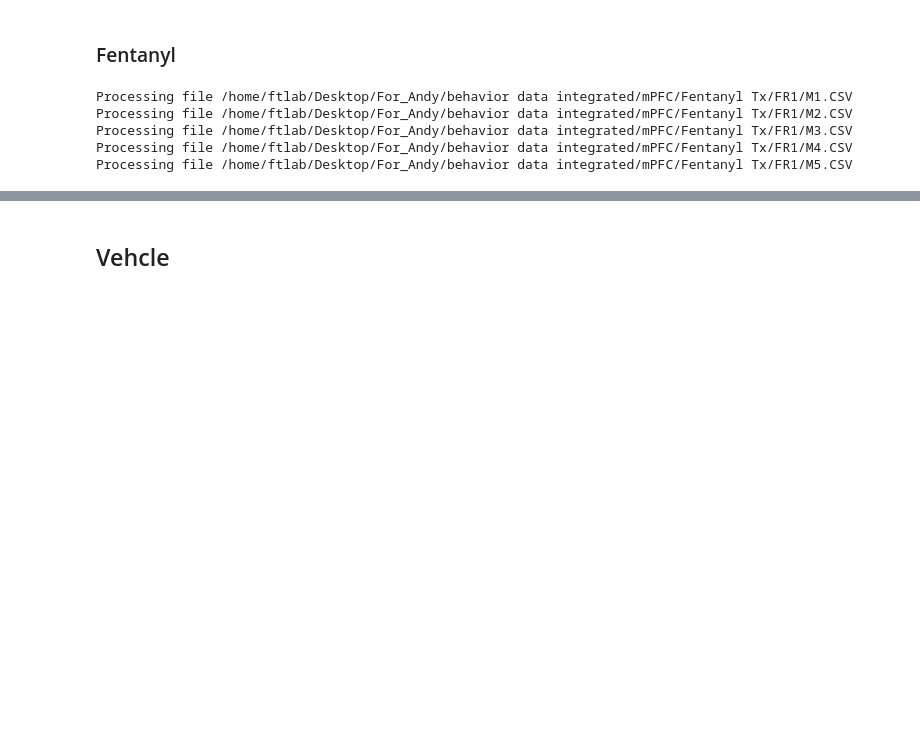
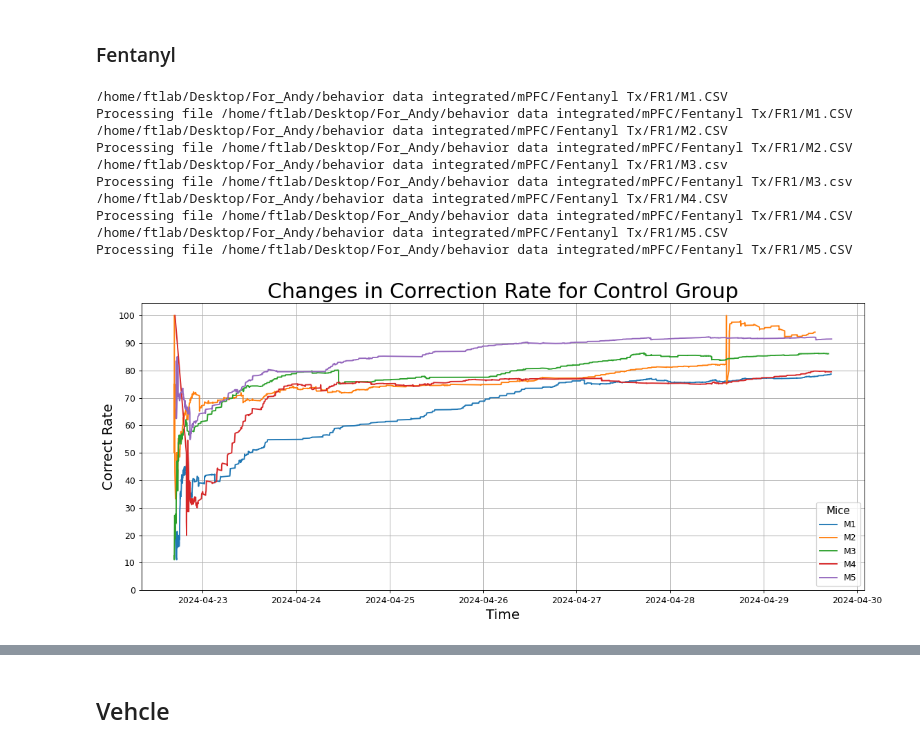
Before and after one commit to ftlabucsd/FEDUPP, a Jupyter notebook: mPFC FR1 accuracy.ipynb, the cells around one changed output, grey strips where cells are left out. Saved outputs shown, nothing was run; the diff lists cells and outputs as text; code cells hidden in the pictures; blank space fills up the shorter version.

```diff
--- a/mPFC FR1 accuracy.ipynb
+++ b/mPFC FR1 accuracy.ipynb
@@ -29,10 +23,17 @@ def read_and_record(path:str, ending_corr:list, dict_corr:list):
     return df
 # %%
+ctrl_list = []
+
 for path in paths.fr1_fent:
-    read_and_record(path, fent_ending, None)
+    ctrl_list.append(read_and_record(path, fent_ending, None))
 # %% [output]
+/home/ftlab/Desktop/For_Andy/behavior data integrated/mPFC/Fentanyl Tx/FR1/M1.CSV
 Processing file /home/ftlab/Desktop/For_Andy/behavior data integrated/mPFC/Fentanyl Tx/FR1/M1.CSV
+/home/ftlab/Desktop/For_Andy/behavior data integrated/mPFC/Fentanyl Tx/FR1/M2.CSV
 Processing file /home/ftlab/Desktop/For_Andy/behavior data integrated/mPFC/Fentanyl Tx/FR1/M2.CSV
-Processing file /home/ftlab/Desktop/For_Andy/behavior data integrated/mPFC/Fentanyl Tx/FR1/M3.CSV
+/home/ftlab/Desktop/For_Andy/behavior data integrated/mPFC/Fentanyl Tx/FR1/M3.csv
+Processing file /home/ftlab/Desktop/For_Andy/behavior data integrated/mPFC/Fentanyl Tx/FR1/M3.csv
+/home/ftlab/Desktop/For_Andy/behavior data integrated/mPFC/Fentanyl Tx/FR1/M4.CSV
 Processing file /home/ftlab/Desktop/For_Andy/behavior data integrated/mPFC/Fentanyl Tx/FR1/M4.CSV
+/home/ftlab/Desktop/For_Andy/behavior data integrated/mPFC/Fentanyl Tx/FR1/M5.CSV
 Processing file /home/ftlab/Desktop/For_Andy/behavior data integrated/mPFC/Fentanyl Tx/FR1/M5.CSV
@@ -41,3 +40,7 @@ fent_ending = [74.0, 79.0, 84.0, 76.0, 90.0]
+# %%
+graph_cumulative_acc(ctrl_list, 'Control')
+# %% [output]
+[figure, added]
 # %%
 ctrl_times = []
 
```
Also changed, not shown: parts of 12 cells of this notebook, 7 other files.
